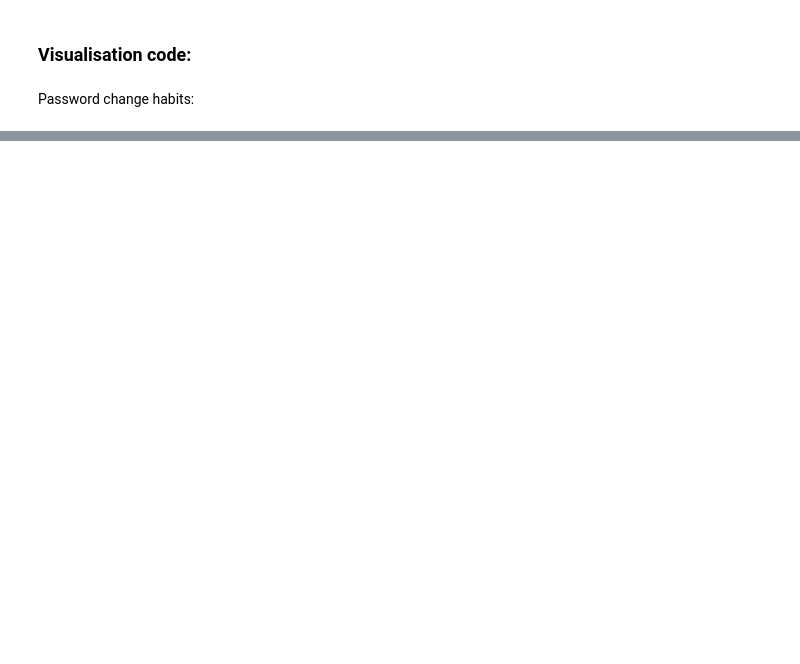
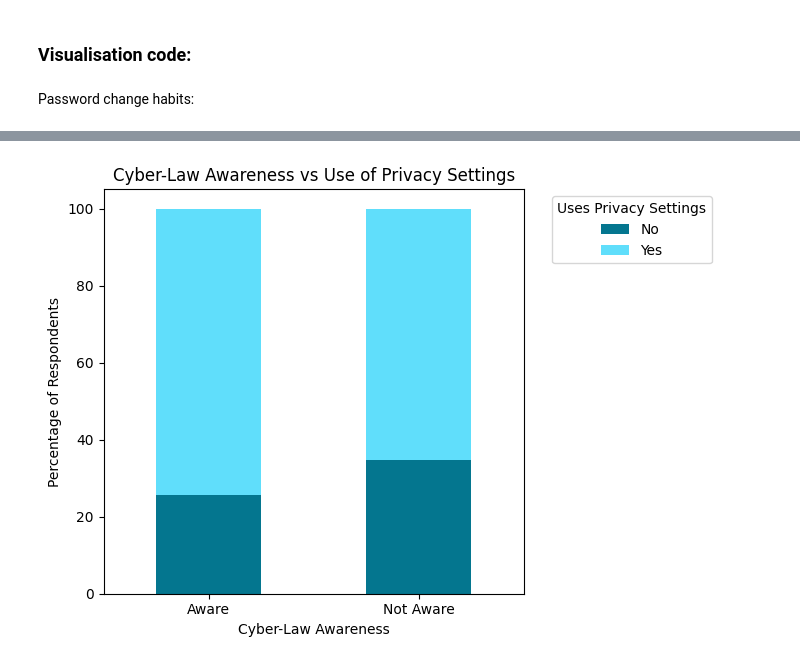
Before and after one commit to zf00593/dataset-project, a Jupyter notebook: visualisation.ipynb, the cells around one changed output, grey strips where cells are left out. Cells and saved outputs as stored; diff of their text form; code cells hidden in the pictures; blank space fills up the shorter version.

```diff
--- a/visualisation.ipynb
+++ b/visualisation.ipynb
@@ -104,0 +106,35 @@ plt.show()
+# %%
+privacy_cyber = pd.crosstab(
+    analysis.df["Are you aware of cyber laws?!"].map({
+        1: "Aware",
+        0: "Not Aware"
+    }),
+    analysis.df["Do you enable/modify privacy settings before you post any message?"].map({
+        1: "Yes",
+        0: "No"
+    }),
+    normalize="index"
+) * 100
+
+ax = privacy_cyber.plot(
+    kind="bar",
+    stacked=True,
+    figsize=(7, 5),
+    color=["#04768F", "#60DEFB"]
+)
+
+plt.title("Cyber-Law Awareness vs Use of Privacy Settings")
+plt.xlabel("Cyber-Law Awareness")
+plt.ylabel("Percentage of Respondents")
+plt.xticks(rotation=0)
+
+plt.legend(
+    title="Uses Privacy Settings",
+    bbox_to_anchor=(1.05, 1),
+    loc="upper left"
+)
+
+plt.tight_layout()
+plt.show()
+# %% [output]
+[figure, added]
```
Also changed, not shown: parts of 4 cells of this notebook.
